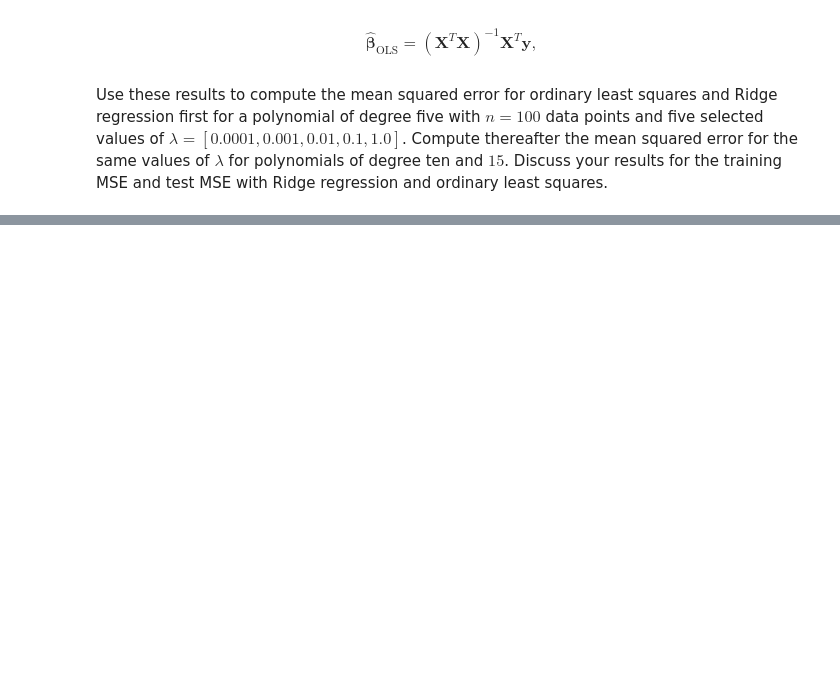
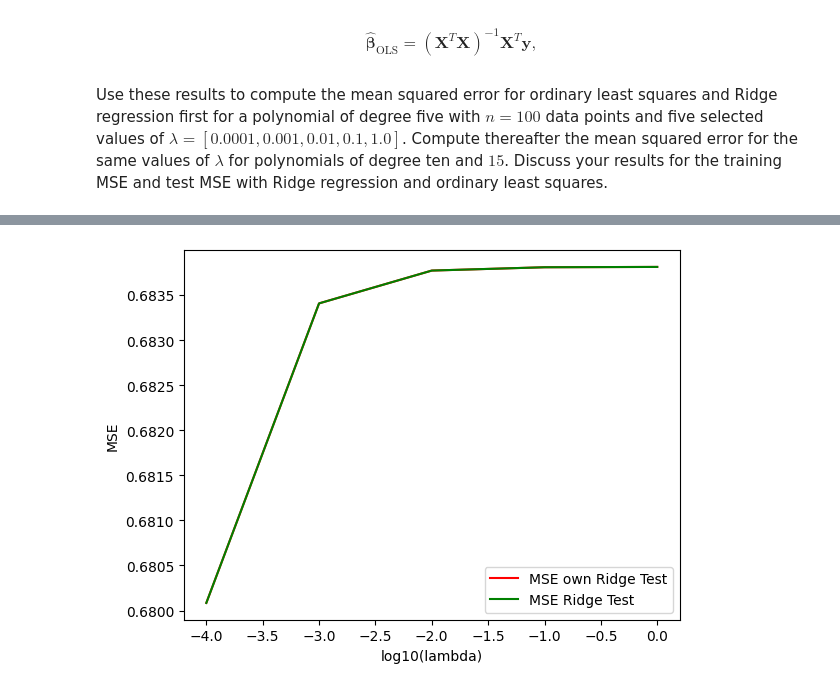
Before and after one commit to Elisaottoboni/Machine-Learning-University-of-Oslo, a Jupyter notebook: week_36/w36_Gabriele.ipynb, the cells around one changed output, grey strips where cells are left out. Saved outputs shown, nothing was run; the diff lists cells and outputs as text; code cells hidden in the pictures; blank space fills up the shorter version.

```diff
--- a/week_36/w36_Gabriele.ipynb
+++ b/week_36/w36_Gabriele.ipynb
@@ -145,0 +314,12 @@ Ridge regression and ordinary least squares.
+# %%
+plt.figure()
+plt.plot(np.log10(lambdas), np.sort(MSERidge1), 'r', label = 'MSE own Ridge Test')
+plt.plot(np.log10(lambdas), np.sort(MSERidgeSklearn1), 'g', label = 'MSE Ridge Test')
+
+
+plt.xlabel('log10(lambda)')
+plt.ylabel('MSE')
+plt.legend()
+plt.show()
+# %% [output]
+[figure, added]
```
Also changed, not shown: parts of 9 cells of this notebook.
